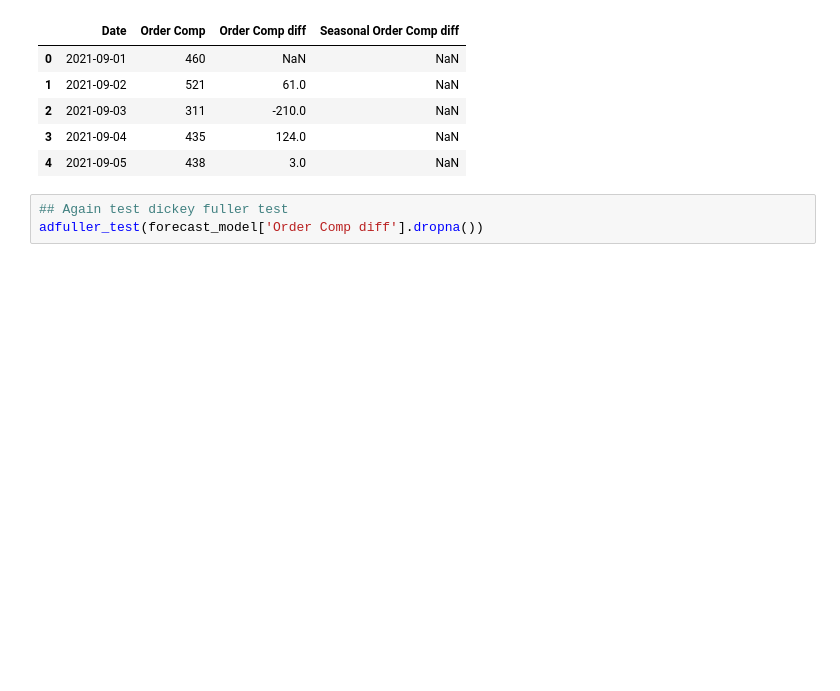
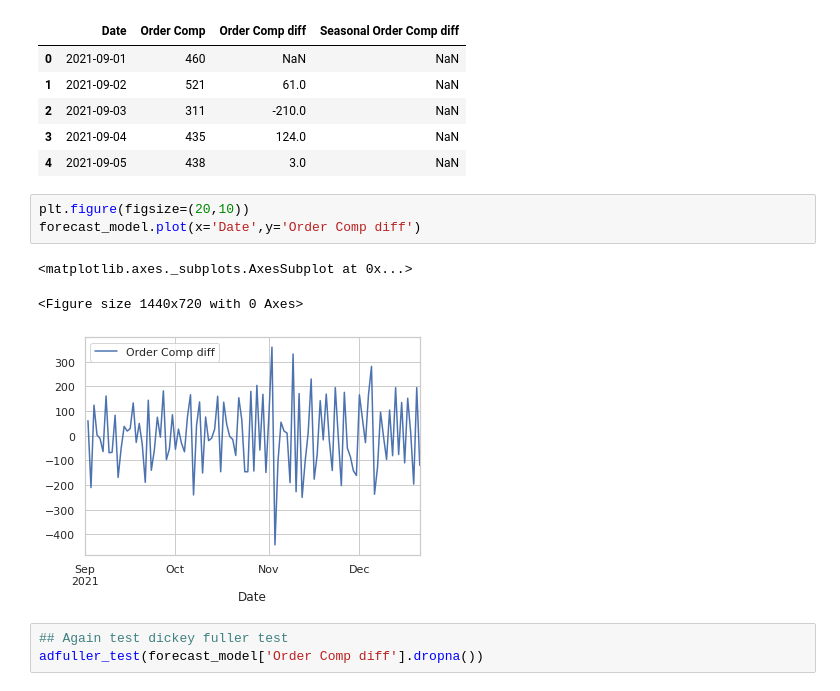
Before and after one commit to ajinkyajumde/EDA-with-TSF, a Jupyter notebook: GIVA.ipynb, the cells around one changed output. Cells and saved outputs as stored; diff of their text form; blank space fills up the shorter version.

```diff
--- a/GIVA.ipynb
+++ b/GIVA.ipynb
@@ -148,6 +160,13 @@ forecast_model.head()
 | 2 | 2021-09-03 | 311 | -210.0 | NaN |
 | 3 | 2021-09-04 | 435 | 124.0 | NaN |
 | 4 | 2021-09-05 | 438 | 3.0 | NaN |
+# %%
+plt.figure(figsize=(20,10))
+forecast_model.plot(x='Date',y='Order Comp diff')
+# %% [output]
+<matplotlib.axes._subplots.AxesSubplot at 0x...>
+<Figure size 1440x720 with 0 Axes>
+[figure, added]
 # %%
 ## Again test dickey fuller test
 adfuller_test(forecast_model['Order Comp diff'].dropna())
```
Also changed, not shown: parts of 42 cells of this notebook.
